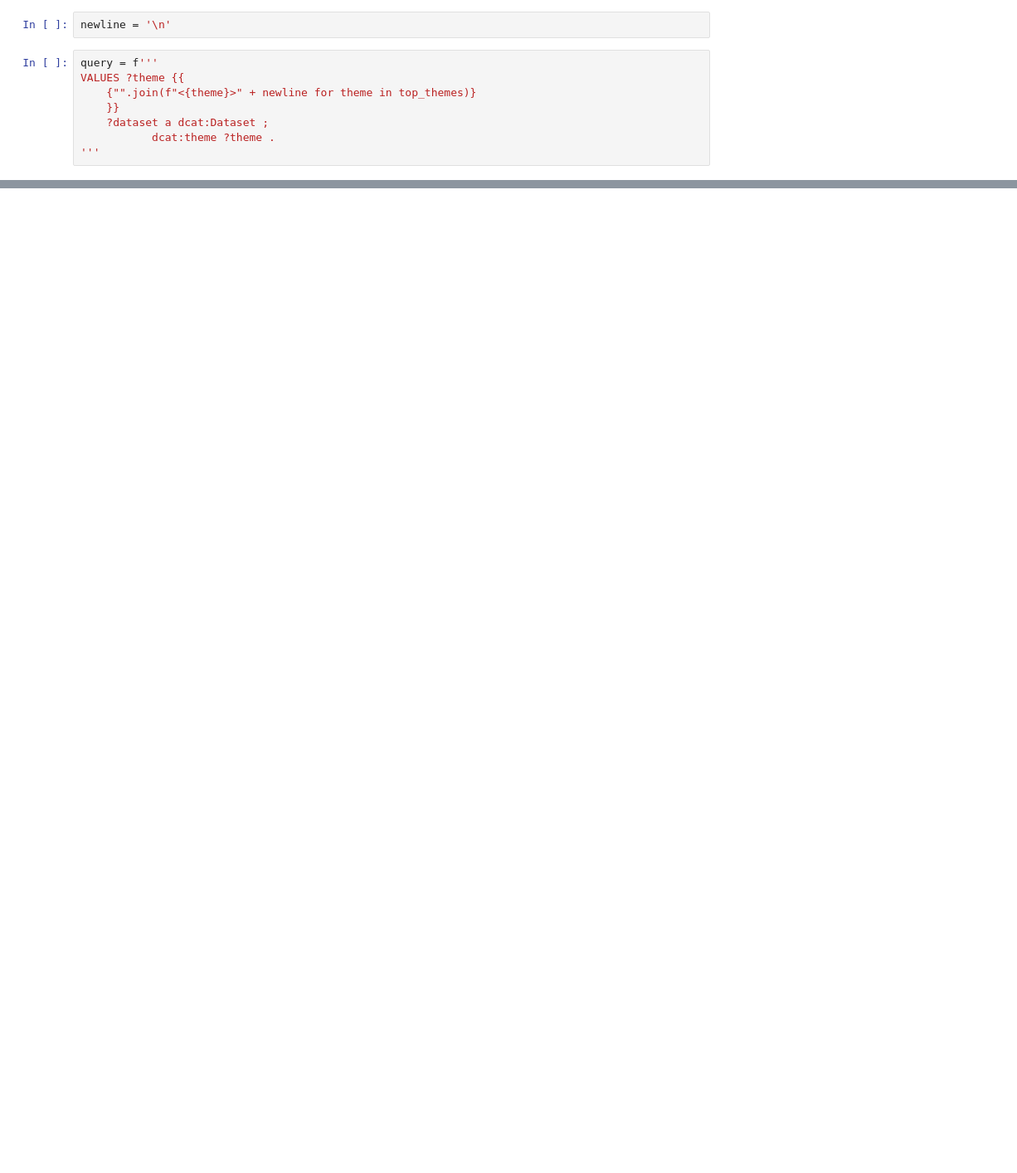
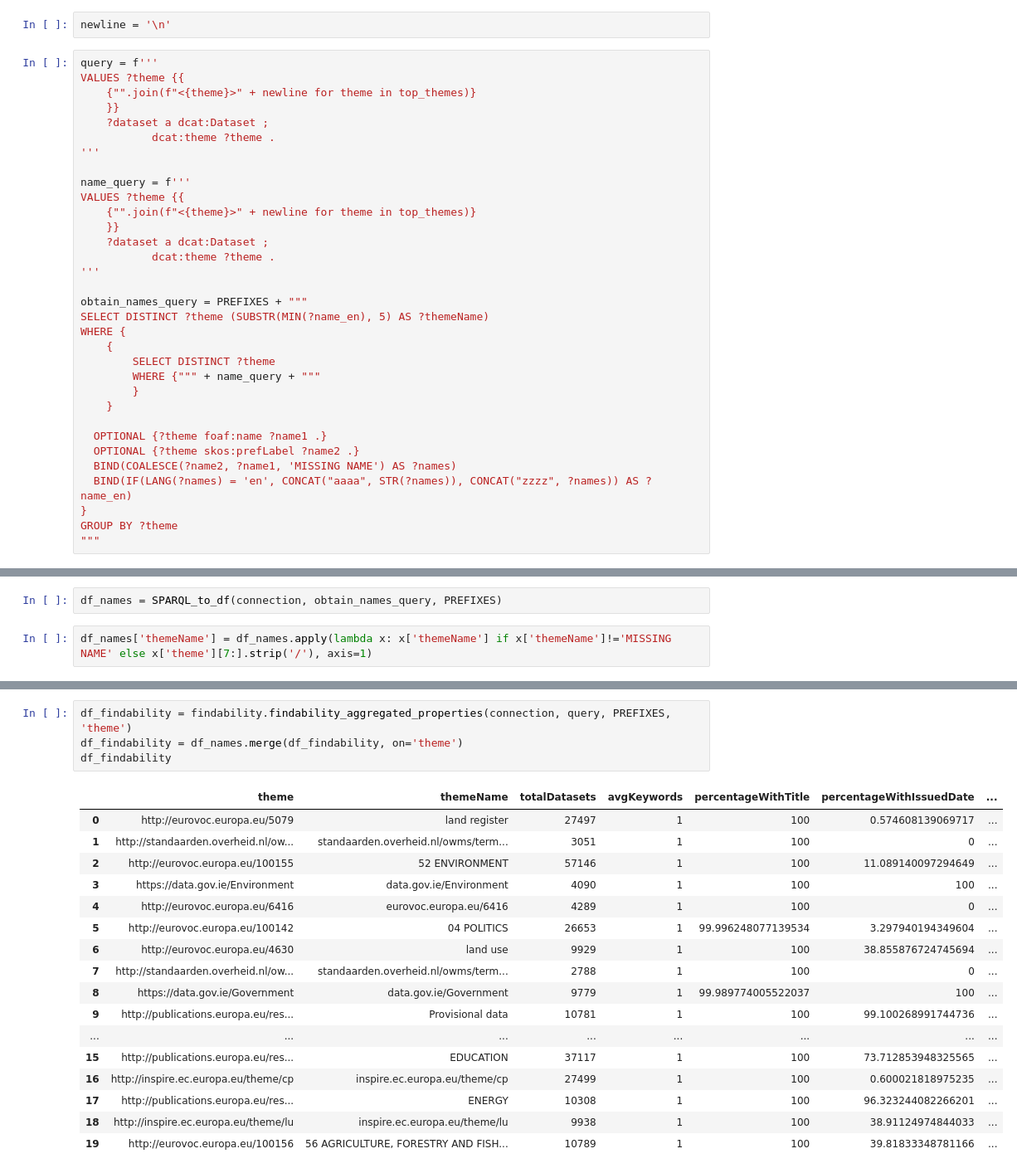
Before and after one commit to rakusp/KG24, a Jupyter notebook: themes_analysis.ipynb, the cells around one changed output, grey strips where cells are left out. Shown at 83% size. Drawn from its saved outputs; the diff is of its cells as text; blank space fills up the shorter version.

```diff
--- a/themes_analysis.ipynb
+++ b/themes_analysis.ipynb
@@ -63,3 +70,28 @@ VALUES ?theme {{
     ?dataset a dcat:Dataset ;
            dcat:theme ?theme .
 '''
+
+name_query = f'''
+VALUES ?theme {{
+    {"".join(f"<{theme}>" + newline for theme in top_themes)}
+    }}
+    ?dataset a dcat:Dataset ;
+           dcat:theme ?theme .
+'''
+
+obtain_names_query = PREFIXES + """
+SELECT DISTINCT ?theme (SUBSTR(MIN(?name_en), 5) AS ?themeName)
+WHERE {
+    {
+        SELECT DISTINCT ?theme
+        WHERE {""" + name_query + """
+        }
+    }
+
+  OPTIONAL {?theme foaf:name ?name1 .}
+  OPTIONAL {?theme skos:prefLabel ?name2 .}
+  BIND(COALESCE(?name2, ?name1, 'MISSING NAME') AS ?names)
+  BIND(IF(LANG(?names) = 'en', CONCAT("aaaa", STR(?names)), CONCAT("zzzz", ?names)) AS ?name_en)
+}
+GROUP BY ?theme
+"""
@@ -81,0 +98,4 @@ df_findability
+# %%
+df_names = SPARQL_to_df(connection, obtain_names_query, PREFIXES)
+# %%
+df_names['themeName'] = df_names.apply(lambda x: x['themeName'] if x['themeName']!='MISSING NAME' else x['theme'][7:].strip('/'), axis=1)
@@ -81,0 +104,22 @@ df_findability
+# %%
+df_findability = findability.findability_aggregated_properties(connection, query, PREFIXES, 'theme')
+df_findability = df_names.merge(df_findability, on='theme')
+df_findability
+# %% [output]
+|  | theme | themeName | totalDatasets | avgKeywords | percentageWithTitle | percentageWithIssuedDate | ... |
+| 0 | http://eurovoc.europa.eu/5079 | land register | 27497 | 1 | 100 | 0.574608139069717 | ... |
+| 1 | http://standaarden.overheid.nl/ow... | standaarden.overheid.nl/owms/term... | 3051 | 1 | 100 | 0 | ... |
+| 2 | http://eurovoc.europa.eu/100155 | 52 ENVIRONMENT | 57146 | 1 | 100 | 11.089140097294649 | ... |
+| 3 | https://data.gov.ie/Environment | data.gov.ie/Environment | 4090 | 1 | 100 | 100 | ... |
+| 4 | http://eurovoc.europa.eu/6416 | eurovoc.europa.eu/6416 | 4289 | 1 | 100 | 0 | ... |
+| 5 | http://eurovoc.europa.eu/100142 | 04 POLITICS | 26653 | 1 | 99.996248077139534 | 3.297940194349604 | ... |
+| 6 | http://eurovoc.europa.eu/4630 | land use | 9929 | 1 | 100 | 38.855876724745694 | ... |
+| 7 | http://standaarden.overheid.nl/ow... | standaarden.overheid.nl/owms/term... | 2788 | 1 | 100 | 0 | ... |
+| 8 | https://data.gov.ie/Government | data.gov.ie/Government | 9779 | 1 | 99.989774005522037 | 100 | ... |
+| 9 | http://publications.europa.eu/res... | Provisional data | 10781 | 1 | 100 | 99.100268991744736 | ... |
+| ... | ... | ... | ... | ... | ... | ... | ... |
+| 15 | http://publications.europa.eu/res... | EDUCATION | 37117 | 1 | 100 | 73.712853948325565 | ... |
+| 16 | http://inspire.ec.europa.eu/theme/cp | inspire.ec.europa.eu/theme/cp | 27499 | 1 | 100 | 0.600021818975235 | ... |
+| 17 | http://publications.europa.eu/res... | ENERGY | 10308 | 1 | 100 | 96.323244082266201 | ... |
+| 18 | http://inspire.ec.europa.eu/theme/lu | inspire.ec.europa.eu/theme/lu | 9938 | 1 | 100 | 38.91124974844033 | ... |
+| 19 | http://eurovoc.europa.eu/100156 | 56 AGRICULTURE, FORESTRY AND FISH... | 10789 | 1 | 100 | 39.81833348781166 | ... |
```
Also changed, not shown: parts of 24 cells of this notebook, 5 other files.
